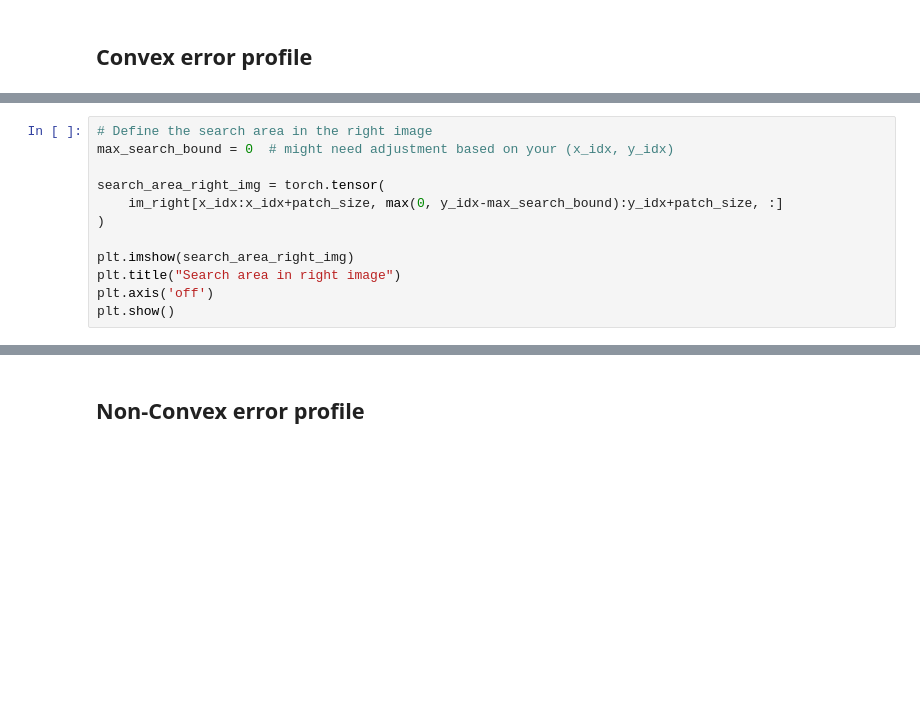
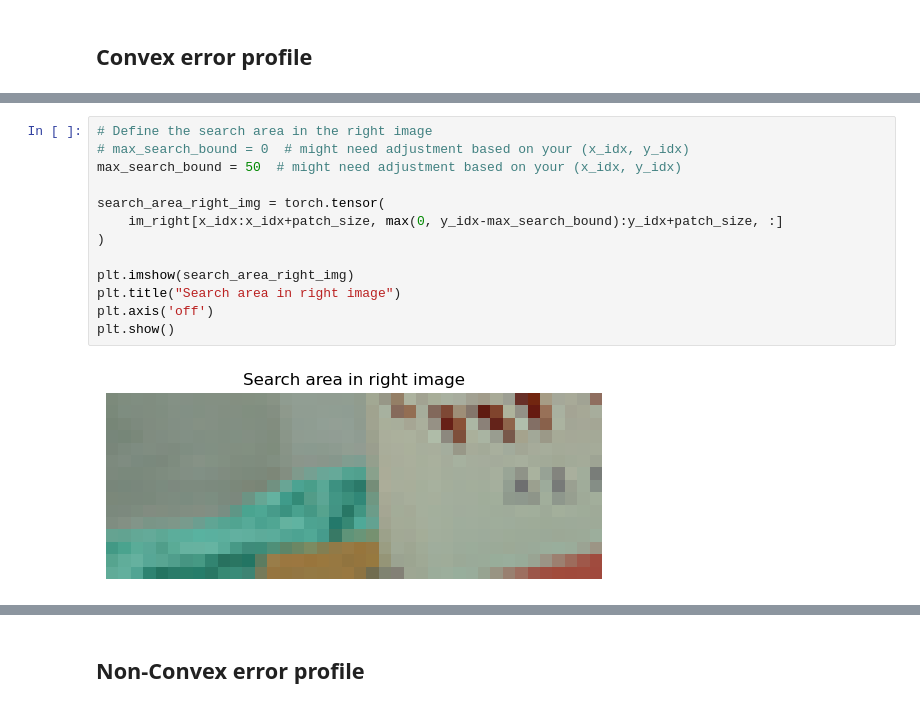
Before and after one commit to JaredMiller9922/CS-6320, a Jupyter notebook: proj4_6320/proj4_code/simple_stereo.ipynb, the cells around one changed output, grey strips where cells are left out. Cells and saved outputs as stored; diff of their text form; blank space fills up the shorter version.

```diff
--- a/proj4_6320/proj4_code/simple_stereo.ipynb
+++ b/proj4_6320/proj4_code/simple_stereo.ipynb
@@ -269,15 +282,18 @@ plt.show()
 # %%
 # Define the search area in the right image
-max_search_bound = 0  # might need adjustment based on your (x_idx, y_idx)
+# max_search_bound = 0  # might need adjustment based on your (x_idx, y_idx)
+max_search_bound = 50  # might need adjustment based on your (x_idx, y_idx)
 
 search_area_right_img = torch.tensor(
     im_right[x_idx:x_idx+patch_size, max(0, y_idx-max_search_bound):y_idx+patch_size, :]
 )
 
 plt.imshow(search_area_right_img)
 plt.title("Search area in right image")
 plt.axis('off')
 plt.show()
+# %% [output]
+[figure, added]
 # %%
 # Compute similarity (SAD) between patch and all horizontal shifts
 similarity_vals = np.array([
```
Also changed, not shown: parts of 43 cells of this notebook, 3 other files.
